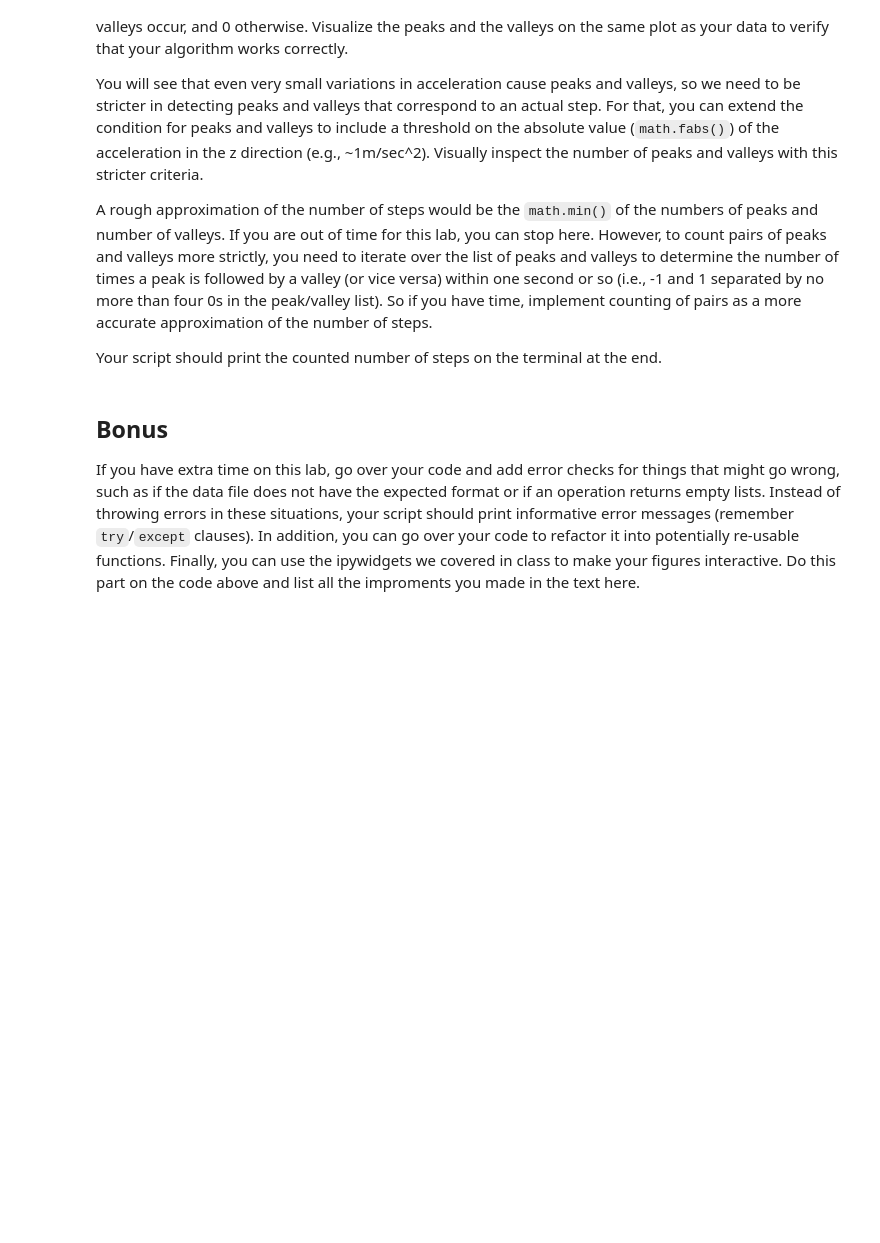
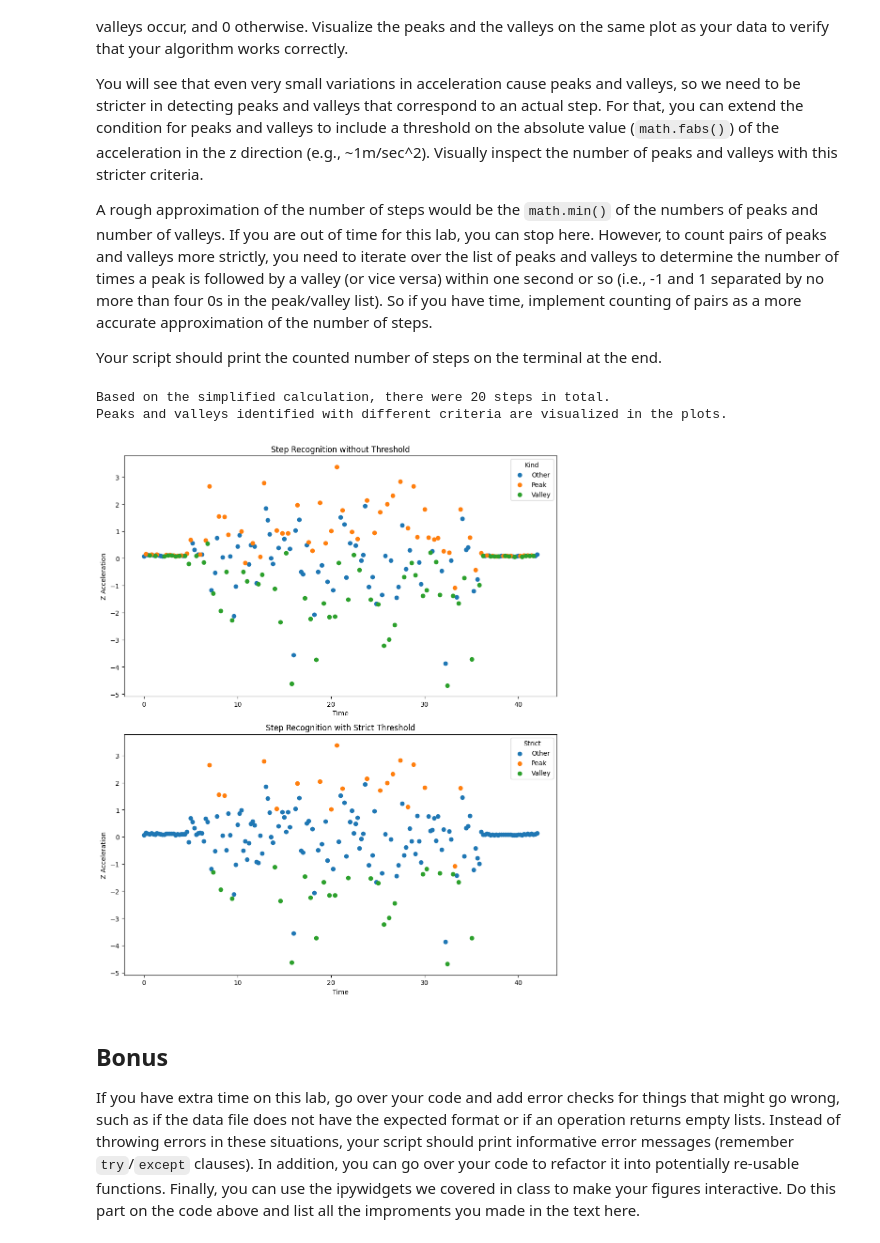
Before and after one commit to orangedavy/TECHIN510, a Jupyter notebook: Lab2/Lab2_Visualization.ipynb, the cells around one changed output. Cells and saved outputs as stored; diff of their text form; code cells hidden in the pictures; blank space fills up the shorter version.

```diff
--- a/Lab2/Lab2_Visualization.ipynb
+++ b/Lab2/Lab2_Visualization.ipynb
@@ -151,3 +171,54 @@ Your script should print the counted number of steps on the terminal at the end.
+# %%
+diff = pd.concat([accel['Time'], accel['Z'], accel['Z'].diff(), accel['Z'].diff(-1)], axis=1)
+diff.columns = ['Time', 'Z', '<- Diff', 'Diff ->']
+
+for idx, val in diff.iterrows():
+    if np.sign(val['<- Diff']) > 0 and np.sign(val['Diff ->']) > 0:
+        diff.loc[idx, 'Kind'] = 'Peak'
+    elif np.sign(val['<- Diff']) < 0 and np.sign(val['Diff ->']) < 0:
+        diff.loc[idx, 'Kind'] = 'Valley'
+    else:
+        diff.loc[idx, 'Kind'] = 'Other'
+
+for idx, val in diff.iterrows():
+    if abs(val['Z']) < 1:
+        diff.loc[idx, 'Strict'] = 'Other'
+    elif np.sign(val['<- Diff']) > 0 and np.sign(val['Diff ->']) > 0:
+        diff.loc[idx, 'Strict'] = 'Peak'
+    elif np.sign(val['<- Diff']) < 0 and np.sign(val['Diff ->']) < 0:
+        diff.loc[idx, 'Strict'] = 'Valley'
+    else:
+        diff.loc[idx, 'Strict'] = 'Other'
+
+count_step = diff['Strict'].value_counts().min()
+
+print(
+    f"Based on the simplified calculation, there were {count_step} steps in total."
+    f"\nPeaks and valleys identified with different criteria are visualized in the plots."
+)
+
+plt.figure(figsize=(10, 12))
+plt.subplot(2, 1, 1)
+for knd, grp in diff.groupby('Kind'):
+    plt.scatter(x="Time", y="Z", data=grp, label=knd)
+plt.title('Step Recognition without Threshold')
+plt.legend(title="Kind")
+plt.xlabel('Time')
+plt.ylabel('Z Acceleration')
+
+plt.subplot(2, 1, 2)
+for knd, grp in diff.groupby('Strict'):
+    plt.scatter(x="Time", y="Z", data=grp, label=knd)
+plt.title('Step Recognition with Strict Threshold')
+plt.legend(title="Strict")
+plt.xlabel('Time')
+plt.ylabel('Z Acceleration')
+
+plt.tight_layout()
+# %% [output]
+Based on the simplified calculation, there were 20 steps in total.
+Peaks and valleys identified with different criteria are visualized in the plots.
+[figure, added]
 # %% [markdown]
 ## Bonus
 
```
Also changed, not shown: parts of 4 cells of this notebook.
